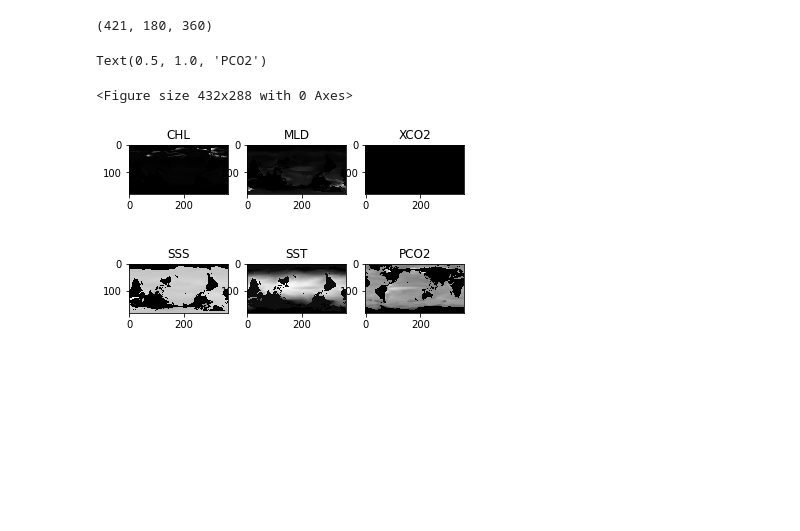
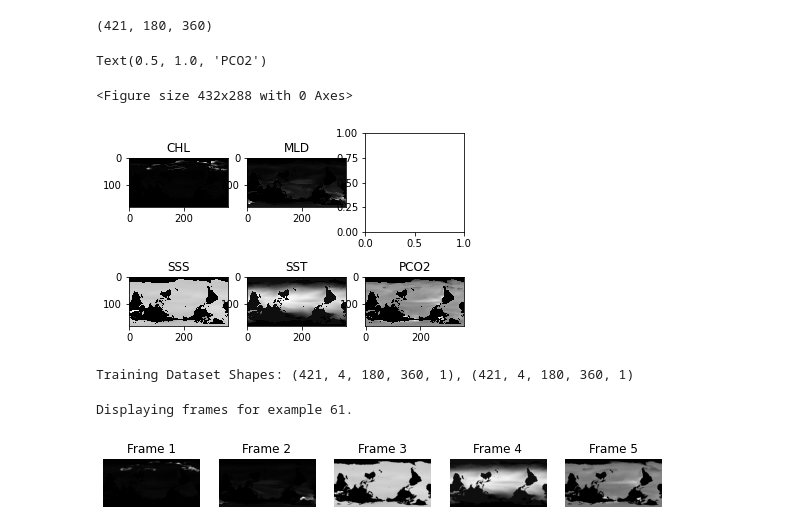
Before and after one commit to sk981102/ocean_co2, a Jupyter notebook: notebooks/cnn_lstm_base.ipynb, the cells around one changed output. Saved outputs shown, nothing was run; the diff lists cells and outputs as text; code cells hidden in the pictures; blank space fills up the shorter version.

Commit message:
next frame prediction

```diff
--- a/notebooks/cnn_lstm_base.ipynb
+++ b/notebooks/cnn_lstm_base.ipynb
@@ -60,25 +61,25 @@ OUTPUT_SHAPE=pco2_images[0].shape
 # %%
 plt.figure()
 
 #subplot(r,c) provide the no. of rows and columns
 f, axarr = plt.subplots(2,3)
 
 
 axarr[0,0].imshow(chl_images[0], cmap="gray", interpolation="nearest")
 axarr[0,0].set_title('CHL')
 axarr[0,1].imshow(mld_images[0], cmap="gray", interpolation="nearest")
 axarr[0,1].set_title('MLD')
 axarr[1,0].imshow(sss_images[0], cmap="gray", interpolation="nearest")
 axarr[1,0].set_title('SSS')
 
 axarr[1,1].imshow(sst_images[0], cmap="gray", interpolation="nearest")
 axarr[1,1].set_title('SST')
-axarr[0,2].imshow(xco2_images[0], cmap="gray", interpolation="nearest")
-axarr[0,2].set_title('XCO2')
+#axarr[0,2].imshow(xco2_images[0], cmap="gray", interpolation="nearest")
+#axarr[0,2].set_title('XCO2')
 
 axarr[1,2].imshow(pco2_images[0], cmap="gray", interpolation="nearest")
 axarr[1,2].set_title('PCO2')
 # %% [output]
 Text(0.5, 1.0, 'PCO2')
 <Figure size 432x288 with 0 Axes>
-[figure, old version]
+[figure, new version]
@@ -84,0 +93,20 @@ Text(0.5, 1.0, 'PCO2')
+# %%
+print("Training Dataset Shapes: " + str(x_train.shape) + ", " + str(y_train.shape))
+# %% [output]
+Training Dataset Shapes: (421, 4, 180, 360, 1), (421, 4, 180, 360, 1)
+# %%
+fig, axes = plt.subplots(1, 5, figsize=(10, 8))
+
+# Plot each of the sequential images for one random data example.
+data_choice = np.random.choice(range(len(X)), size=1)[0]
+for idx, ax in enumerate(axes.flat):
+    ax.imshow(X[data_choice][idx], cmap="gray")
+    ax.set_title(f"Frame {idx + 1}")
+    ax.axis("off")
+
+# Print information and display the figure.
+print(f"Displaying frames for example {data_choice}.")
+plt.show()
+# %% [output]
+Displaying frames for example 61.
+[figure, added]
```
Also changed, not shown: parts of 8 cells of this notebook, 2 other files.
